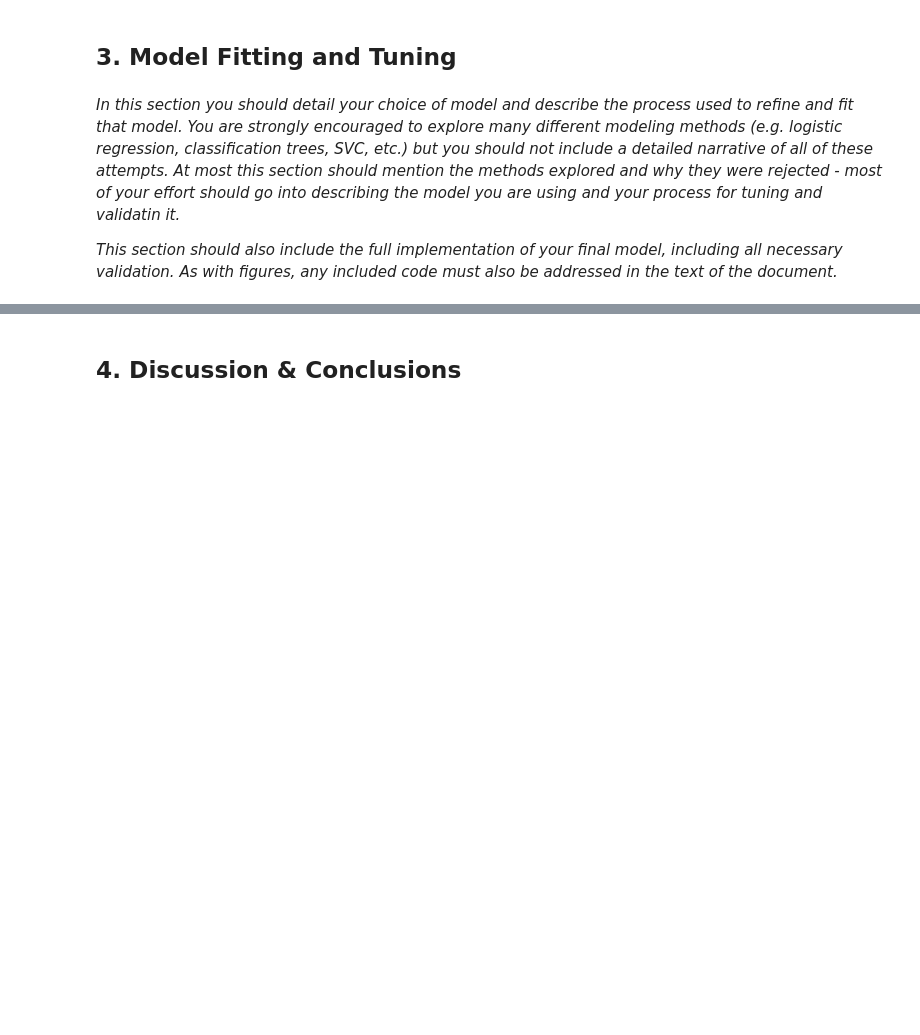
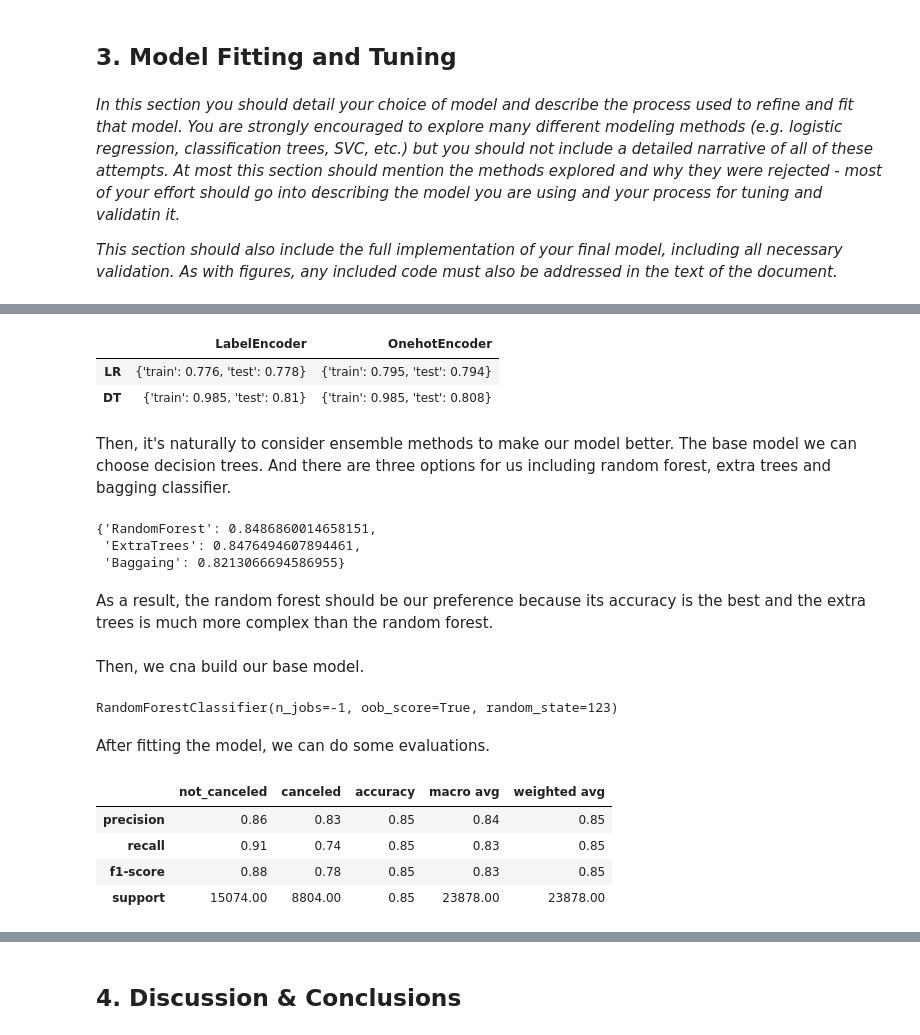
Before and after one commit to huwenhan-create/mlp-proj2, a Jupyter notebook: Code/proj2.ipynb, the cells around one changed output, grey strips where cells are left out. Saved outputs shown, nothing was run; the diff lists cells and outputs as text; code cells hidden in the pictures; blank space fills up the shorter version.

```diff
--- a/Code/proj2.ipynb
+++ b/Code/proj2.ipynb
@@ -333,0 +364,55 @@ dataset_onehot.head()
+# %%
+# LabelEncoder
+accuracy = Cp.classifier_compare(X_train,y_train,X_test,y_test)
+
+# OnehotEncoder
+accuracy_onehot = Cp.classifier_compare(X_train_oh,y_train_oh,X_test_oh,y_test_oh)
+
+# Report
+accuracy_report = {'LabelEncoder':accuracy,'OnehotEncoder':accuracy_onehot}
+pd.DataFrame(accuracy_report)
+# %% [output]
+|  | LabelEncoder | OnehotEncoder |
+| LR | {'train': 0.776, 'test': 0.778} | {'train': 0.795, 'test': 0.794} |
+| DT | {'train': 0.985, 'test': 0.81} | {'train': 0.985, 'test': 0.808} |
+# %% [markdown]
+Then, it's naturally to consider ensemble methods to make our model better. The base model we can choose decision trees. And there are three options for us including random forest, extra trees and bagging classifier.
+# %%
+# Compare
+warnings.filterwarnings('ignore')
+obb_score = Cp.ensemble_compare(X_train,y_train)
+obb_score
+# %% [output]
+{'RandomForest': 0.8486860014658151,
+ 'ExtraTrees': 0.8476494607894461,
+ 'Baggaing': 0.8213066694586955}
+# %% [markdown]
+As a result, the random forest should be our preference because its accuracy is the best and the extra trees is much more complex than the random forest.
+# %% [markdown]
+Then, we cna build our base model.
+# %%
+RF = RandomForestClassifier(criterion='gini',
+                            n_estimators = 100,
+                            random_state=123,
+                            oob_score=True,
+                            n_jobs=-1)
+RF.fit(X_train,y_train)
+# %% [output]
+RandomForestClassifier(n_jobs=-1, oob_score=True, random_state=123)
+# %% [markdown]
+After fitting the model, we can do some evaluations.
+# %%
+report = pd.DataFrame(classification_report(y_test,
+                                            RF.predict(X_test),
+                                            labels=None,
+                                            target_names=['not_canceled', 'canceled'],
+                                            sample_weight=None,
+                                            digits=2,
+                                            output_dict=True)).round(2)
+report
+# %% [output]
+|  | not_canceled | canceled | accuracy | macro avg | weighted avg |
+| precision | 0.86 | 0.83 | 0.85 | 0.84 | 0.85 |
+| recall | 0.91 | 0.74 | 0.85 | 0.83 | 0.85 |
+| f1-score | 0.88 | 0.78 | 0.85 | 0.83 | 0.85 |
+| support | 15074.00 | 8804.00 | 0.85 | 23878.00 | 23878.00 |
```
Also changed, not shown: parts of 14 cells of this notebook, 3 other files.
